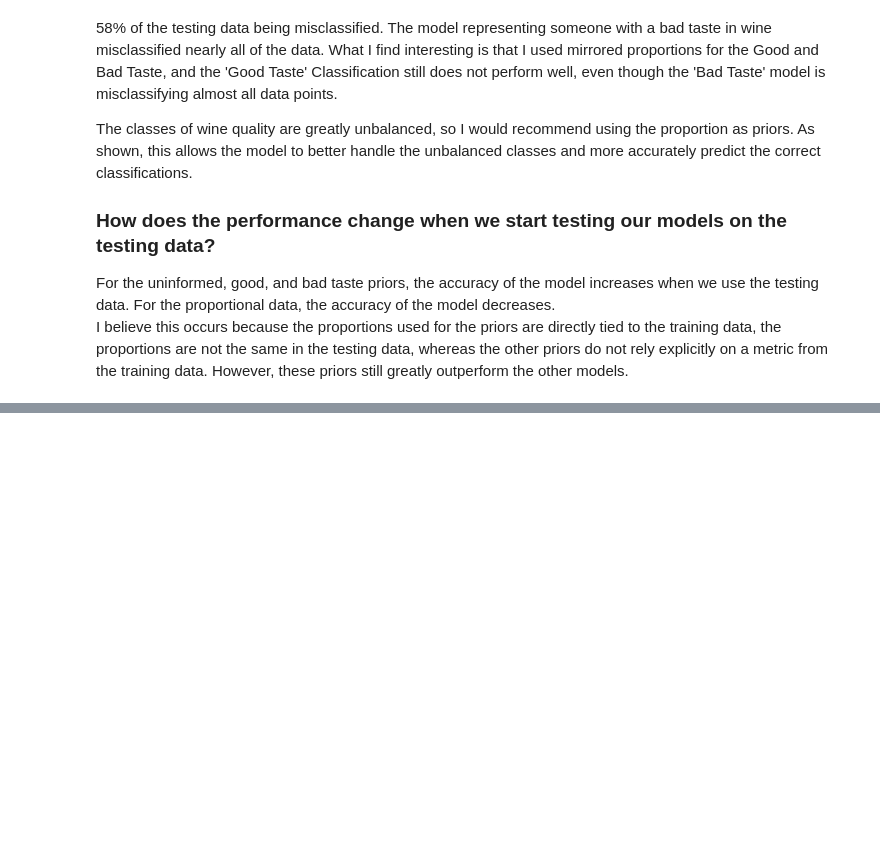
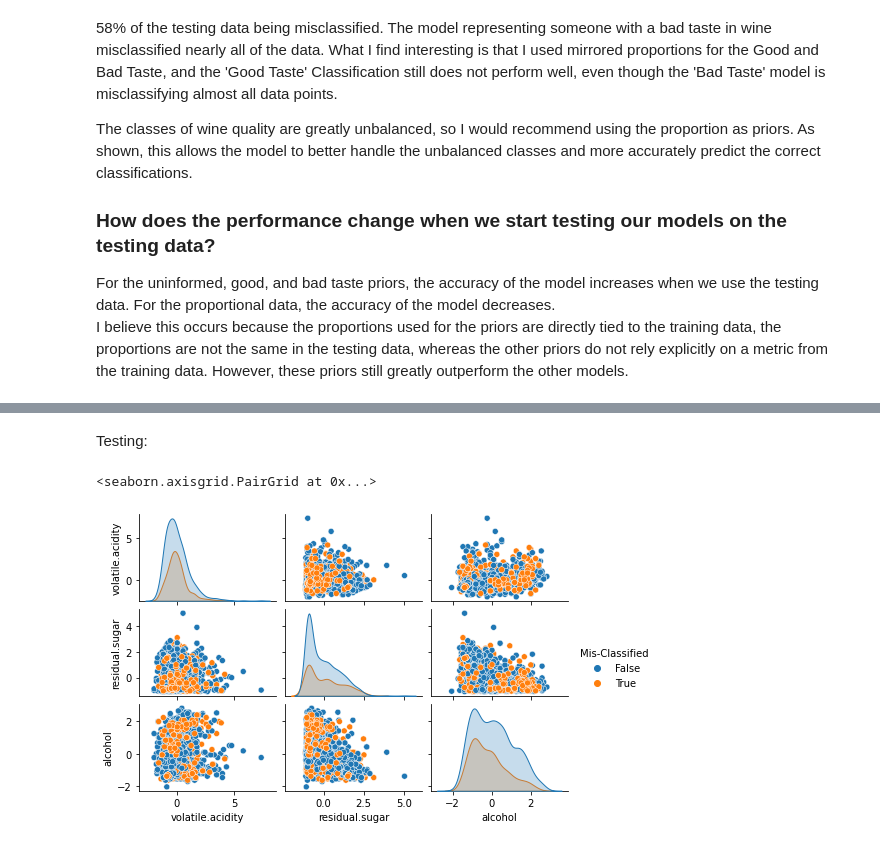
Before and after one commit to LaurenBassett/ds6040, a Jupyter notebook: Homework2/Homework2.ipynb, the cells around one changed output, grey strips where cells are left out. Saved outputs shown, nothing was run; the diff lists cells and outputs as text; code cells hidden in the pictures; blank space fills up the shorter version.

```diff
--- a/Homework2/Homework2.ipynb
+++ b/Homework2/Homework2.ipynb
@@ -276,0 +378,7 @@ I believe this occurs because the proportions used for the priors are directly t
+# %% [markdown]
+Testing:
+# %%
+LDA_best_misclass_test.misclass_pairplot()
+# %% [output]
+<seaborn.axisgrid.PairGrid at 0x...>
+[figure, added]
```
Also changed, not shown: parts of 21 cells of this notebook.
